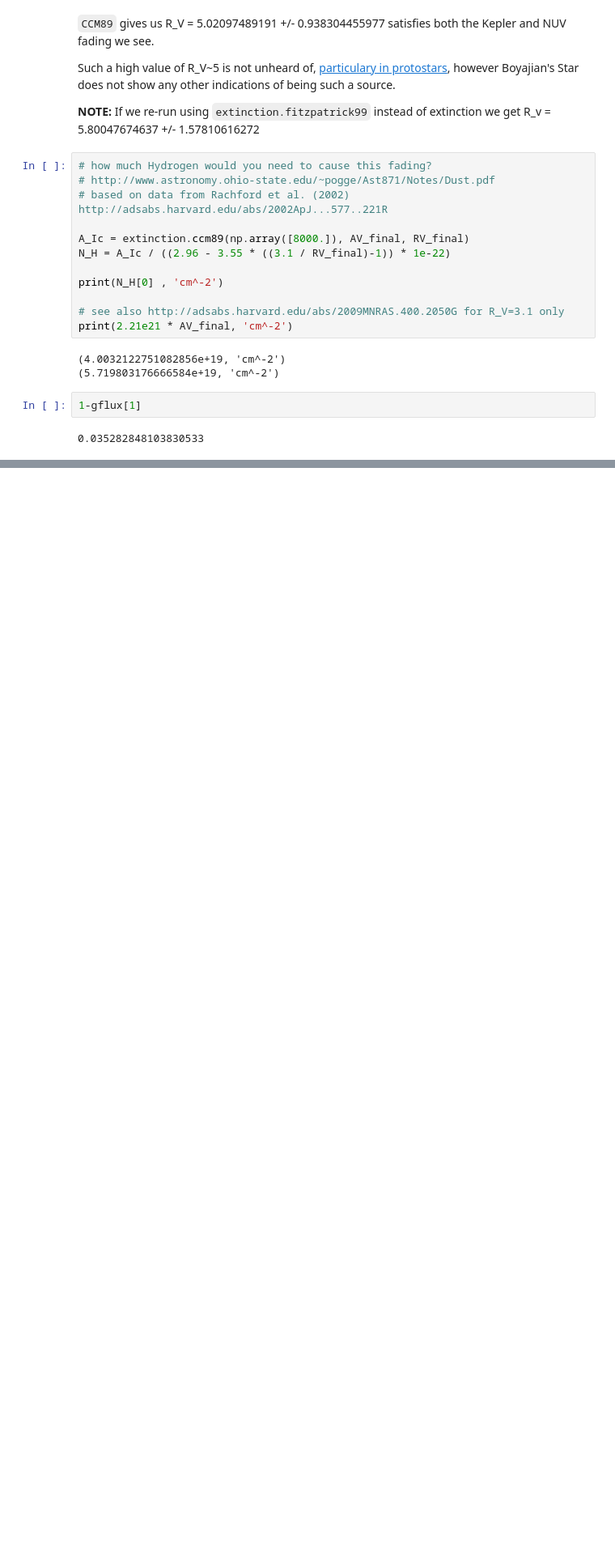
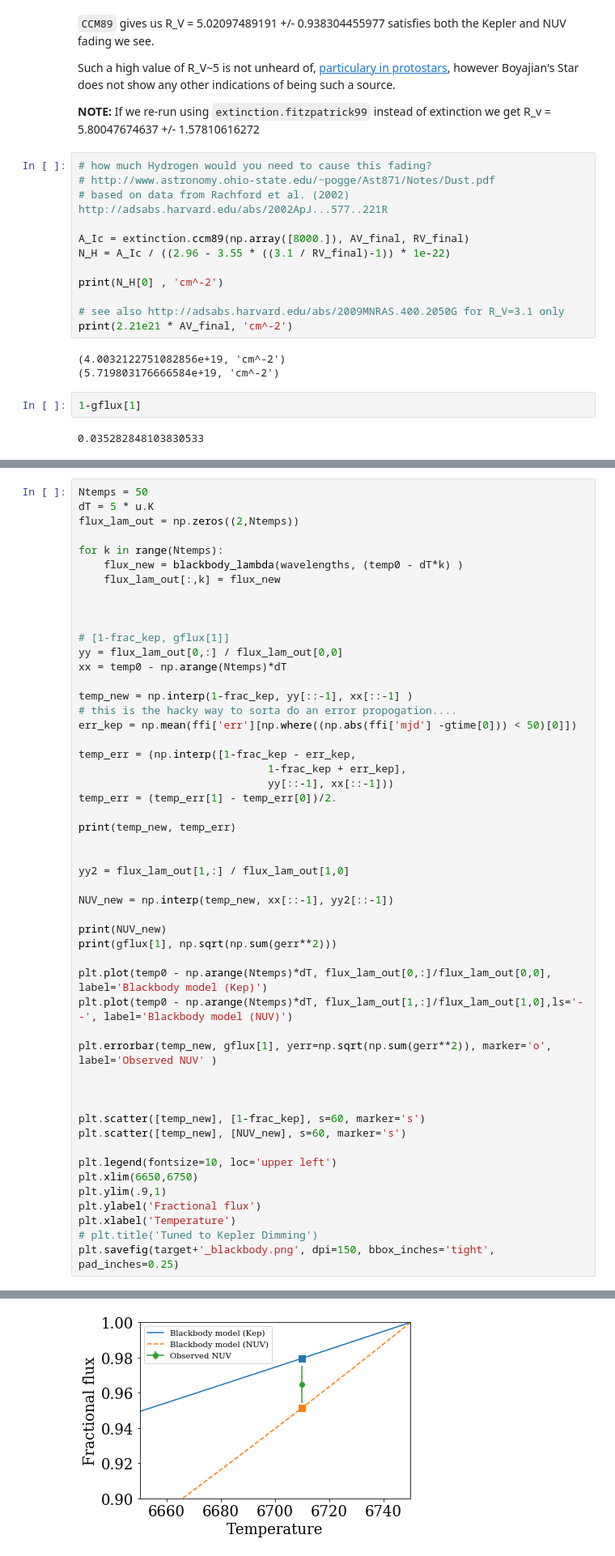
Before and after one commit to jradavenport/GALEX_Boyajian, a Jupyter notebook: explore.ipynb, the cells around one changed output, grey strips where cells are left out. Shown at 81% size. Cells and saved outputs as stored; diff of their text form; blank space fills up the shorter version.

```diff
--- a/explore.ipynb
+++ b/explore.ipynb
@@ -537,0 +568,52 @@ print(2.21e21 * AV_final, 'cm^-2')
+# %%
+Ntemps = 50
+dT = 5 * u.K
+flux_lam_out = np.zeros((2,Ntemps))
+
+for k in range(Ntemps):
+    flux_new = blackbody_lambda(wavelengths, (temp0 - dT*k) )
+    flux_lam_out[:,k] = flux_new
+
+
+
+# [1-frac_kep, gflux[1]]
+yy = flux_lam_out[0,:] / flux_lam_out[0,0]
+xx = temp0 - np.arange(Ntemps)*dT
+
+temp_new = np.interp(1-frac_kep, yy[::-1], xx[::-1] )
+# this is the hacky way to sorta do an error propogation....
+err_kep = np.mean(ffi['err'][np.where((np.abs(ffi['mjd'] -gtime[0])) < 50)[0]])
+
+temp_err = (np.interp([1-frac_kep - err_kep,
+                              1-frac_kep + err_kep],
+                              yy[::-1], xx[::-1]))
+temp_err = (temp_err[1] - temp_err[0])/2.
+
+print(temp_new, temp_err)
+
+
+yy2 = flux_lam_out[1,:] / flux_lam_out[1,0]
+
+NUV_new = np.interp(temp_new, xx[::-1], yy2[::-1])
+
+print(NUV_new)
+print(gflux[1], np.sqrt(np.sum(gerr**2)))
+
+plt.plot(temp0 - np.arange(Ntemps)*dT, flux_lam_out[0,:]/flux_lam_out[0,0], label='Blackbody model (Kep)')
+plt.plot(temp0 - np.arange(Ntemps)*dT, flux_lam_out[1,:]/flux_lam_out[1,0],ls='--', label='Blackbody model (NUV)')
+
+plt.errorbar(temp_new, gflux[1], yerr=np.sqrt(np.sum(gerr**2)), marker='o', label='Observed NUV' )
+
+
+
+plt.scatter([temp_new], [1-frac_kep], s=60, marker='s')
+plt.scatter([temp_new], [NUV_new], s=60, marker='s')
+
+plt.legend(fontsize=10, loc='upper left')
+plt.xlim(6650,6750)
+plt.ylim(.9,1)
+plt.ylabel('Fractional flux')
+plt.xlabel('Temperature')
+# plt.title('Tuned to Kepler Dimming')
+plt.savefig(target+'_blackbody.png', dpi=150, bbox_inches='tight', pad_inches=0.25)
+# %% [output]
@@ -537,0 +623 @@ print(2.21e21 * AV_final, 'cm^-2')
+[figure, added]
```
Also changed, not shown: parts of 17 cells of this notebook, 2 other files.
